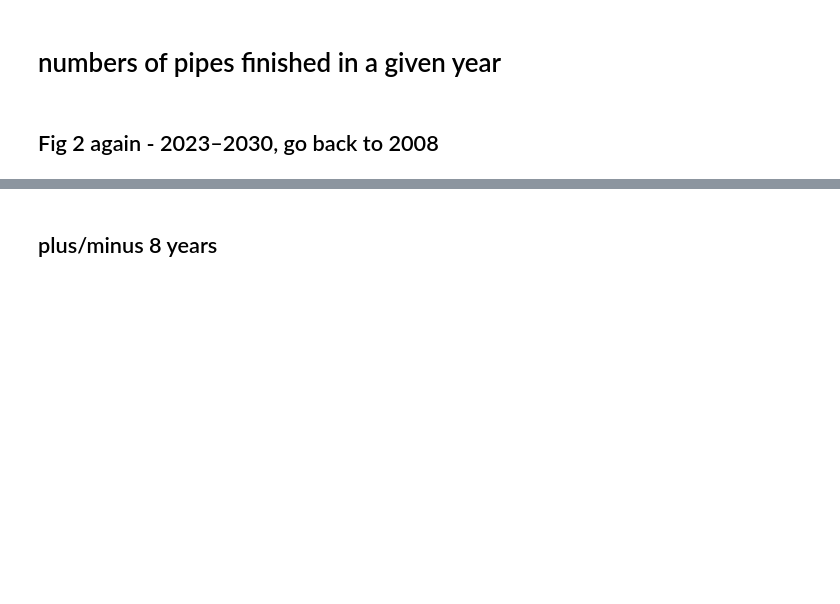
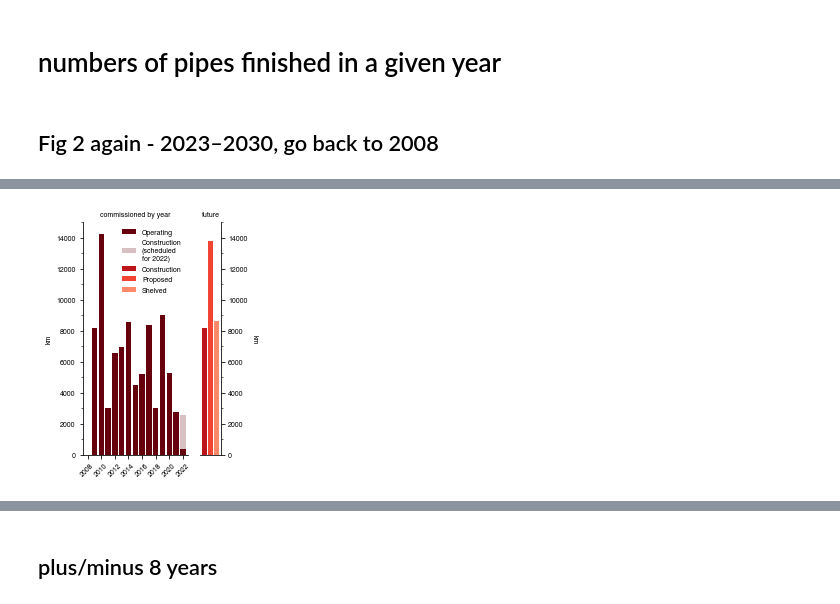
Before and after one commit to GlobalEnergyMonitor/GOIT-GGIT-research, a Jupyter notebook: oil-pipelines-briefing-2022/notebooks/oil-pipelines-briefing-2022-research-calculations.ipynb, the cells around one changed output, grey strips where cells are left out. Saved outputs shown, nothing was run; the diff lists cells and outputs as text; code cells hidden in the pictures; blank space fills up the shorter version.

```diff
--- a/oil-pipelines-briefing-2022/notebooks/oil-pipelines-briefing-2022-research-calculations.ipynb
+++ b/oil-pipelines-briefing-2022/notebooks/oil-pipelines-briefing-2022-research-calculations.ipynb
@@ -425,0 +423,79 @@ mp.savefig('saved-figures/oil-pipelines_km-by-start-year-backto2008.pdf', bbox_i
+# %%
+font_size = 7
+
+ytop = 15000
+ytop2 = 15000
+
+fig = mp.figure(figsize=(3.25,4))
+
+widths=[15,3]
+spec = fig.add_gridspec(ncols=2, nrows=1, width_ratios=widths)
+
+ax = fig.add_subplot(spec[0,0])
+
+ax.bar(pipes_started_sum.index.values[-15:-1], pipes_started_sum.values[-15:-1],
+       color=tracker_operating, label='Operating') # color=solar_base03
+ax.bar(2022,pipes_indev_startyear['Construction',2022],
+       label='Construction\n(scheduled\nfor 2022)', bottom=pipes_started_sum.loc[2022],
+       facecolor=tracker_operating, alpha=0.25)
+ax.tick_params(labelsize=font_size)
+ax.tick_params('x', rotation=45)
+ax.set_ylabel('km', size=font_size)
+
+ax.set_xlim(2007.25, 2022.75)
+ax.set_ylim(0, ytop)
+
+ax.xaxis.set_major_locator(matplotlib.ticker.MaxNLocator(integer=True))
+
+ax2 = fig.add_subplot(spec[0,1])
+ax2.set_ylim(0, ytop2)
+ax2.set_xlim(0.25,3.75)
+xvals = [1,2,3]
+
+colors = [tracker_construction, tracker_proposed, tracker_shelved]
+status = ['Construction', 'Proposed', 'Shelved']
+ax2_list = []
+for x,c,s in zip(xvals,colors,status):
+    if s in ['Proposed','Shelved']:
+        ax2_list.append(ax2.bar(x, pipes_indev[s]+pipes_indev_startyear[s,2022],
+                 color=c, label=s))
+    else:
+        ax2_list.append(ax2.bar(x, pipes_indev[s],
+                 color=c, label=s))
+
+ax_h, ax_l = ax.get_legend_handles_labels()
+ax2_h, ax2_l = ax2.get_legend_handles_labels()
+
+ax2.set_xticklabels([])
+ax2.tick_params(labelsize=font_size)
+ax2.set_xticks([])
+
+
+ax2.yaxis.tick_right()
+ax2.set_ylabel('km', fontsize=font_size, rotation=-90, labelpad=10)
+ax2.yaxis.set_label_position('right')
+
+ax.legend(handles=ax_h+ax2_h, fontsize=font_size, frameon=False)
+
+axpos = ax.get_position()
+ax2pos = ax2.get_position()
+
+ax.spines['right'].set_visible(False)
+ax.spines['top'].set_visible(False)
+
+ax2.spines['left'].set_visible(False)
+ax2.spines['top'].set_visible(False)
+#ax2.spines['right'].set_visible(False)
+
+ax.set_title('commissioned by year', fontsize=font_size)
+ax2.set_title('future', fontsize=font_size)
+
+fig.tight_layout()#w_pad=0.05)
+
+ax.yaxis.set_minor_locator(matplotlib.ticker.AutoMinorLocator(2))
+ax2.yaxis.set_minor_locator(matplotlib.ticker.AutoMinorLocator(2))
+
+mp.savefig('saved-figures/oil-pipelines_km-by-start-year-backto2008-with-2022.png', bbox_inches='tight', transparent=True, dpi=600)
+mp.savefig('saved-figures/oil-pipelines_km-by-start-year-backto2008-with-2022.pdf', bbox_inches='tight', transparent=True)
+# %% [output]
+[figure, added]
```
Also changed, not shown: parts of 66 cells of this notebook, 1 other file.
